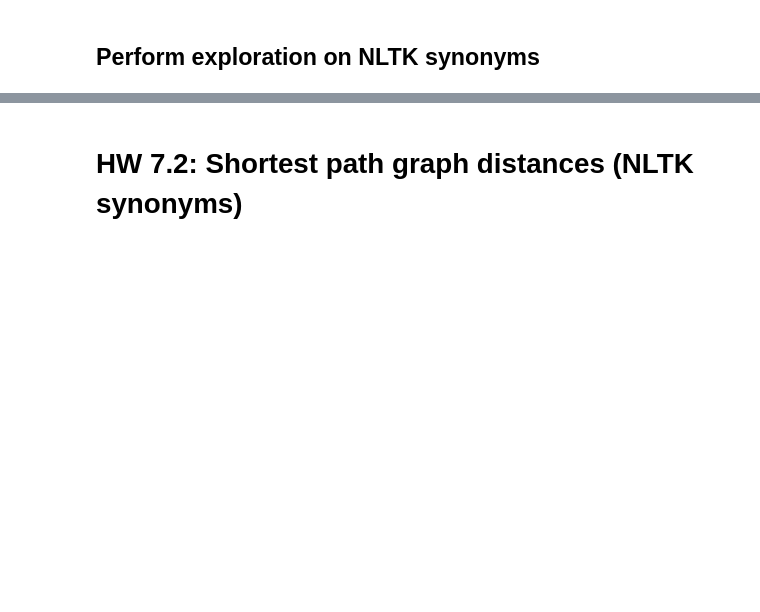
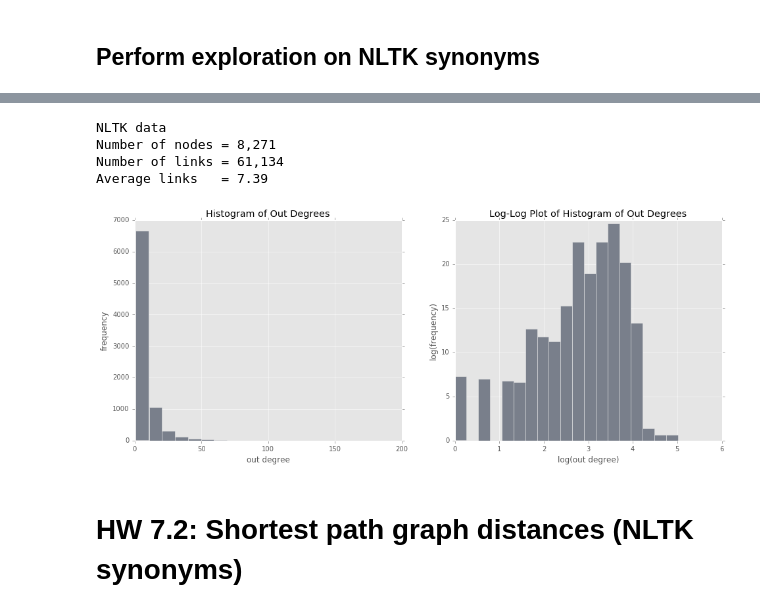
Before and after one commit to mseltz/W261-Fall2016, a Jupyter notebook: Week07/MIDS-W261-2016-HWK-Week07-DangSeltzer.ipynb, the cells around one changed output, grey strips where cells are left out. Saved outputs shown, nothing was run; the diff lists cells and outputs as text; code cells hidden in the pictures; blank space fills up the shorter version.

```diff
--- a/Week07/MIDS-W261-2016-HWK-Week07-DangSeltzer.ipynb
+++ b/Week07/MIDS-W261-2016-HWK-Week07-DangSeltzer.ipynb
@@ -551,3 +471,12 @@ Average out-links = 7.39
+# %%
+print 'NLTK data'
+exploreDataInline('synNet/synNet.txt')
+# %% [output]
+NLTK data
+Number of nodes = 8,271
+Number of links = 61,134
+Average links   = 7.39
+[figure, added]
 # %% [markdown]
 # HW 7.2: Shortest path graph distances (NLTK synonyms)
 # %% [markdown]
```
Also changed, not shown: parts of 26 cells of this notebook, 1 other file.
